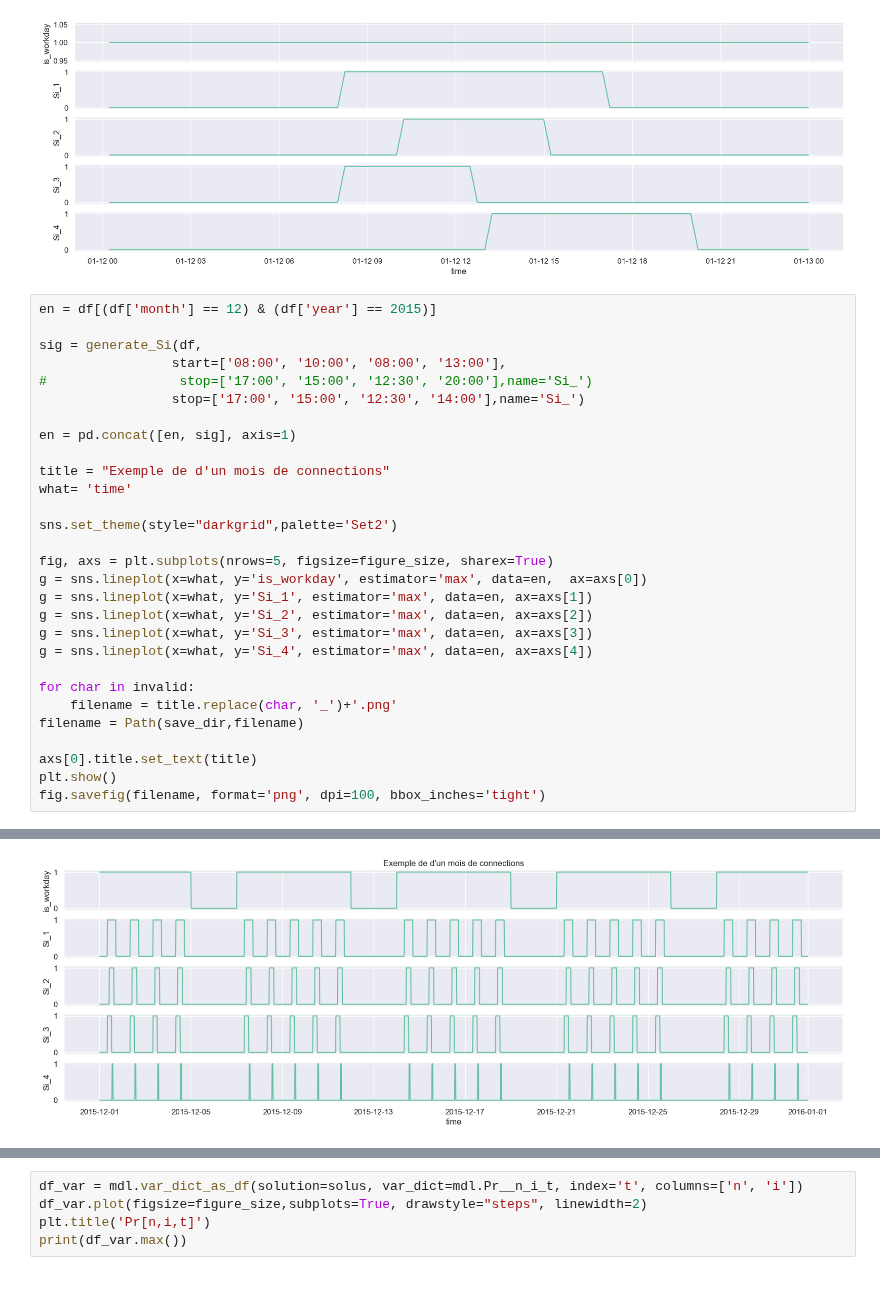
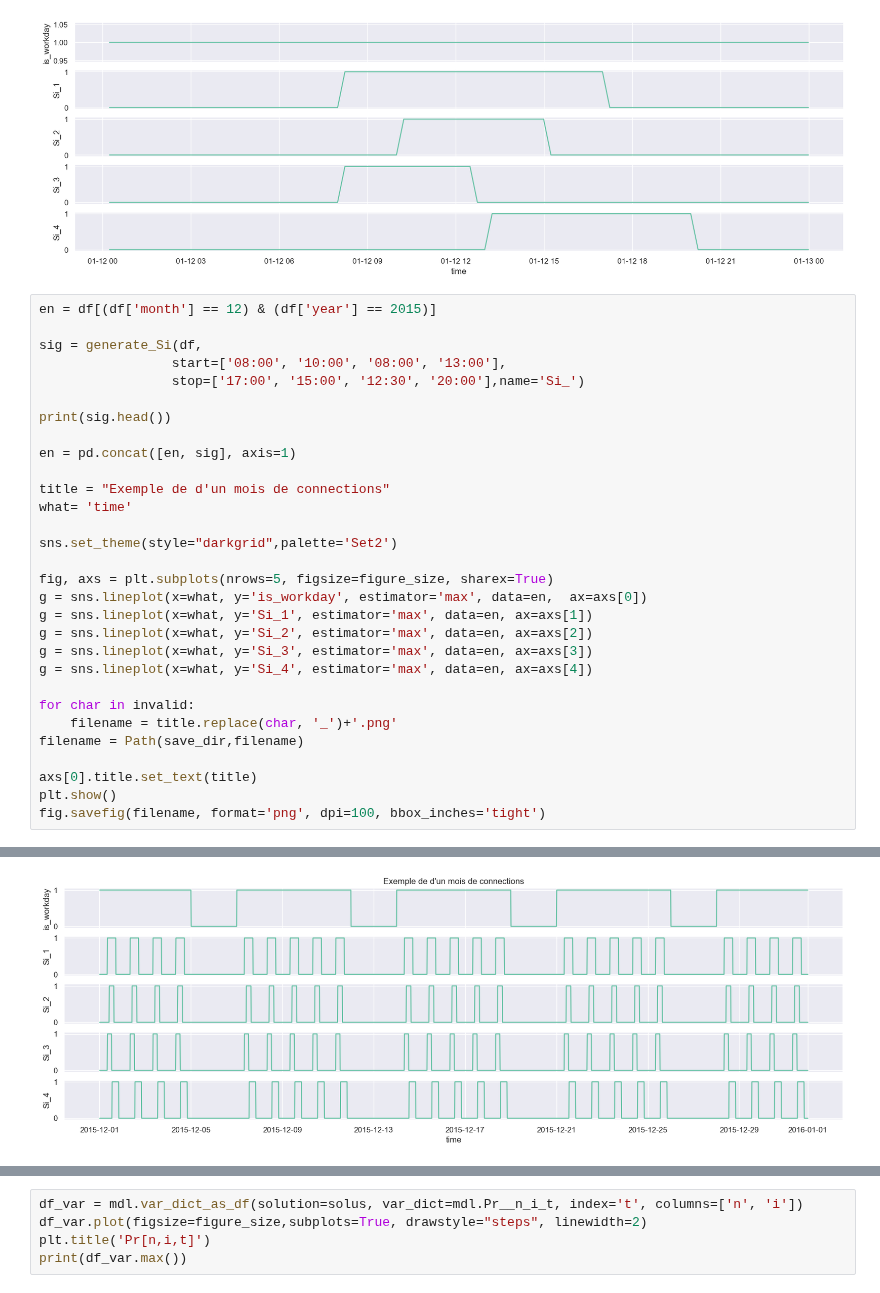
Before and after one commit to cimadure/ene8230, a Jupyter notebook: project.ipynb, the cells around one changed output, grey strips where cells are left out. Cells and saved outputs as stored; diff of their text form.

```diff
--- a/project.ipynb
+++ b/project.ipynb
@@ -97,8 +97,9 @@ en = df[(df['month'] == 12) & (df['year'] == 2015)]
 
 sig = generate_Si(df,
                  start=['08:00', '10:00', '08:00', '13:00'],
-#                 stop=['17:00', '15:00', '12:30', '20:00'],name='Si_')
-                 stop=['17:00', '15:00', '12:30', '14:00'],name='Si_')
+                 stop=['17:00', '15:00', '12:30', '20:00'],name='Si_')
+
+print(sig.head())
 
 en = pd.concat([en, sig], axis=1)
 
@@ -125,2 +133,2 @@ fig.savefig(filename, format='png', dpi=100, bbox_inches='tight')
-[figure, old version]
+[figure, new version]
 # %%
```
Also changed, not shown: parts of 10 cells of this notebook, 1 other file.
